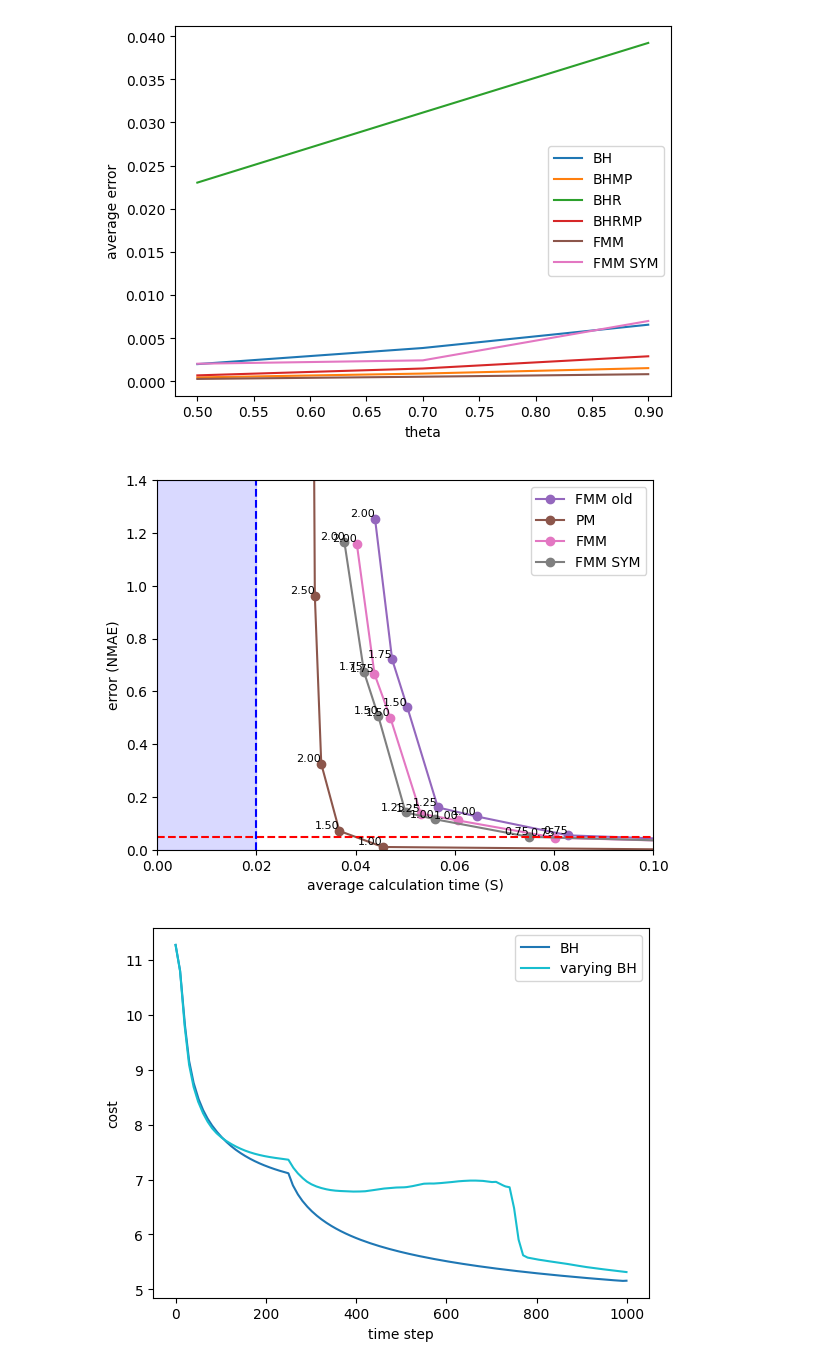
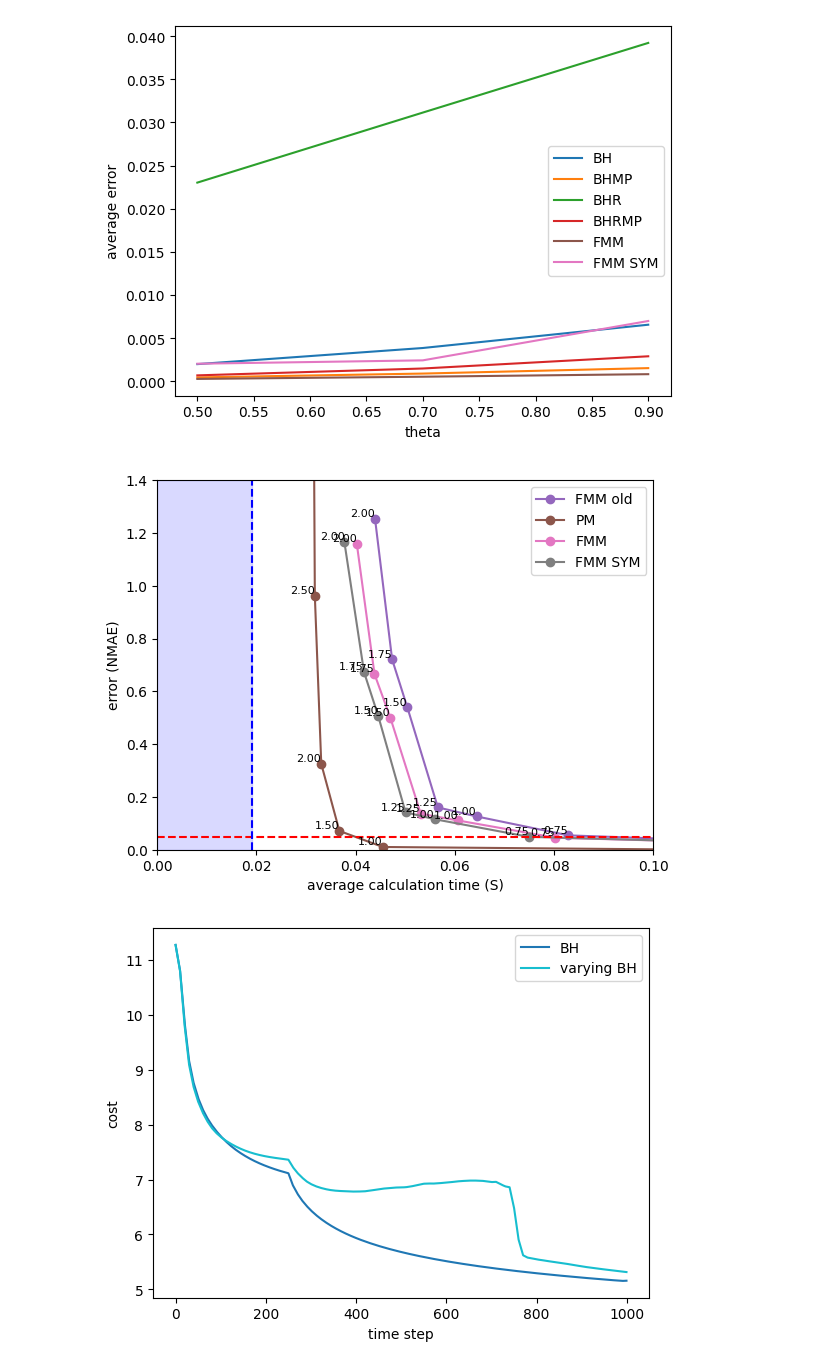
Before and after one commit to LucasFurer/MasterThesisLucas, a Jupyter notebook: grapher.ipynb, the cells around one changed output. Drawn from its saved outputs; the diff is of its cells as text; code cells hidden in the pictures.

```diff
--- a/grapher.ipynb
+++ b/grapher.ipynb
@@ -249,31 +249,31 @@ plotGraph(custom_labels, 0, 20,"theta", "average error", "plotOutput/lines_plot.
 # %%
 pointAmount = "70000"
 dataSet = "MNIST_digits"
 perp = "30"
 
 #allowableError = findTime(os.path.join("graphCSV", dataSet, pointAmount, "perp" + perp, "tsneCalculationtimeErrorBH_point"    + pointAmount + "_perp" + perp + "_dataset" + dataSet + ".csv"), 0.5)
 #print(allowableError) 0.046998
 allowableError = 0.046998
 
 custom_labels = {
     #os.path.join("graphCSV", dataSet, pointAmount, "perp" + perp, "tsneCalculationtimeErrorBH_point"      + pointAmount + "_perp" + perp + "_dataset" + dataSet + ".csv"): "BH",
     #os.path.join("graphCSV", dataSet, pointAmount, "perp" + perp, "tsneCalculationtimeErrorBHMP_point"    + pointAmount + "_perp" + perp + "_dataset" + dataSet + ".csv"): "BHMP",
     #os.path.join("graphCSV", dataSet, pointAmount, "perp" + perp, "tsneCalculationtimeErrorBHR_point"     + pointAmount + "_perp" + perp + "_dataset" + dataSet + ".csv"): "BHR",
     #os.path.join("graphCSV", dataSet, pointAmount, "perp" + perp, "tsneCalculationtimeErrorBHRMP_point"   + pointAmount + "_perp" + perp + "_dataset" + dataSet + ".csv"): "BHRMP",
     os.path.join("graphCSV", dataSet, pointAmount, "perp" + perp, "tsneCalculationtimeErrorFMM_point"     + pointAmount + "_perp" + perp + "_dataset" + dataSet + ".csv"): "FMM old",
     os.path.join("graphCSV", dataSet, pointAmount, "perp" + perp, "tsneCalculationtimeErrorPM_point" + pointAmount + "_perp" + perp + "_dataset" + dataSet + ".csv"): "PM",
     os.path.join("graphCSV", dataSet, pointAmount, "perp" + perp, "tsneCalculationtimeErrorFMM_MORTON_point" + pointAmount + "_perp" + perp + "_dataset" + dataSet + ".csv"): "FMM",
     os.path.join("graphCSV", dataSet, pointAmount, "perp" + perp, "tsneCalculationtimeErrorFMM_SYM_MORTON_point" + pointAmount + "_perp" + perp + "_dataset" + dataSet + ".csv"): "FMM SYM",
 }
 
 #plotGraph(custom_labels, 0, 1000, "error", "average calculation time", "plotOutput/lines_plot.png", True, None, None, None, None, None, None, True)
-plotGraph(custom_labels, 0, 1000, "error (NMAE)", "average calculation time (S)", "plotOutput/lines_plot.png", True, 0.0, 0.1, 0.0, 1.4, allowableError, 0.020, True)
+plotGraph(custom_labels, 0, 1000, "error (NMAE)", "average calculation time (S)", "plotOutput/lines_plot.png", True, 0.0, 0.1, 0.0, 1.4, allowableError, 0.019, True)
 
 #plotGraph(custom_labels, 0, 1000, "error (NMAE)", "average calculation time (S)", "plotOutput/lines_plot.png", True, 0.0, 0.06, 0.0, 1.22, allowableError, 0.019, True)
 #plotGraph(custom_labels, 0, 1000, "error (NMAE)", "average calculation time (S)", "plotOutput/lines_plot.png", True, 0.0, 0.6, 0.0, 1.22, allowableError, 0.019, True)
 #plotGraph(custom_labels, 0, 1000, "error (NMAE)", "average calculation time (S)", "plotOutput/lines_plot.png", True, 0.0, 0.15, 0.0, 0.55, allowableError, 0.019, True)
 # %% [output]
-[figure, old version]
+[figure, new version]
 # %%
 pointAmount = "70000"
 min_theta = "0.75"
```
Also changed, not shown: parts of 1 cell of this notebook, 27 other files.
